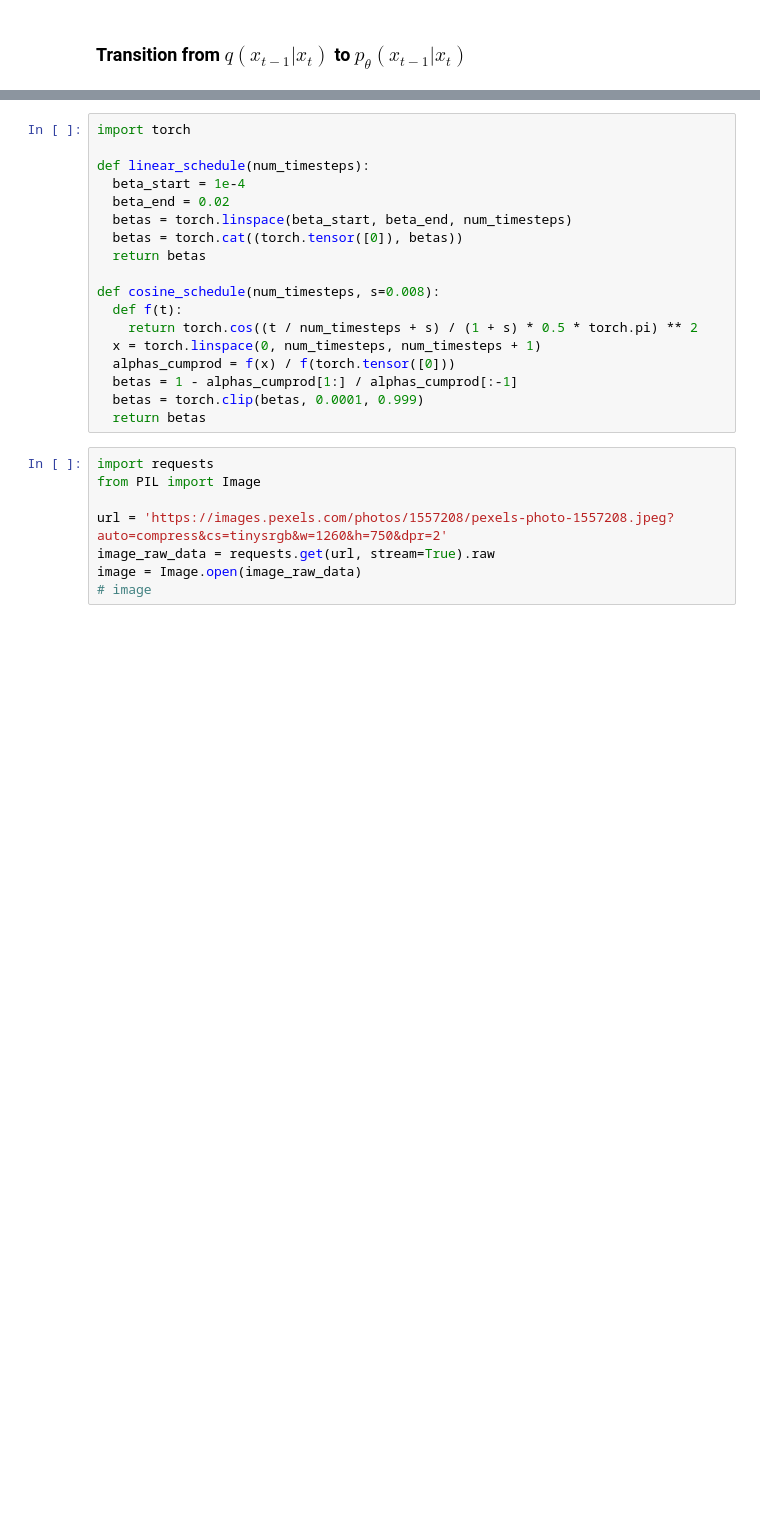
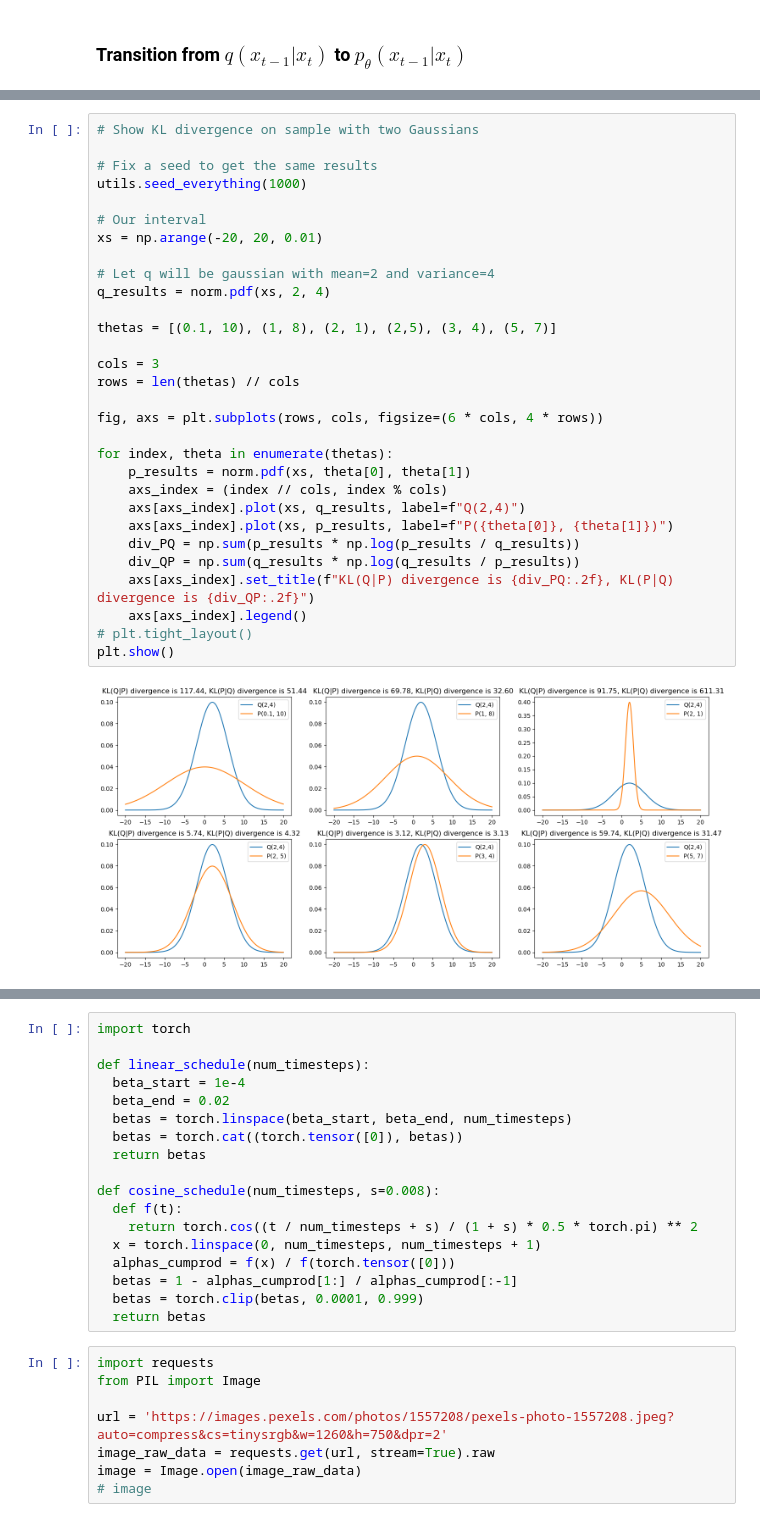
Before and after one commit to juraam/stable-diffusion-from-scratch, a Jupyter notebook: math_check.ipynb, the cells around one changed output, grey strips where cells are left out. Cells and saved outputs as stored; diff of their text form; blank space fills up the shorter version.

```diff
--- a/math_check.ipynb
+++ b/math_check.ipynb
@@ -264,0 +258,32 @@ $p_\theta(x_{t-1}|x_t) = N(x_{t-1}, \mu_\theta(x_t, t), \Sigma_\theta(x_t, t)) \
+# %%
+# Show KL divergence on sample with two Gaussians
+
+# Fix a seed to get the same results
+utils.seed_everything(1000)
+
+# Our interval
+xs = np.arange(-20, 20, 0.01)
+
+# Let q will be gaussian with mean=2 and variance=4
+q_results = norm.pdf(xs, 2, 4)
+
+thetas = [(0.1, 10), (1, 8), (2, 1), (2,5), (3, 4), (5, 7)]
+
+cols = 3
+rows = len(thetas) // cols
+
+fig, axs = plt.subplots(rows, cols, figsize=(6 * cols, 4 * rows))
+
+for index, theta in enumerate(thetas):
+    p_results = norm.pdf(xs, theta[0], theta[1])
+    axs_index = (index // cols, index % cols)
+    axs[axs_index].plot(xs, q_results, label=f"Q(2,4)")
+    axs[axs_index].plot(xs, p_results, label=f"P({theta[0]}, {theta[1]})")
+    div_PQ = np.sum(p_results * np.log(p_results / q_results))
+    div_QP = np.sum(q_results * np.log(q_results / p_results))
+    axs[axs_index].set_title(f"KL(Q|P) divergence is {div_PQ:.2f}, KL(P|Q) divergence is {div_QP:.2f}")
+    axs[axs_index].legend()
+# plt.tight_layout()
+plt.show()
+# %% [output]
+[figure, added]
```
Also changed, not shown: parts of 16 cells of this notebook, 1 other file.
